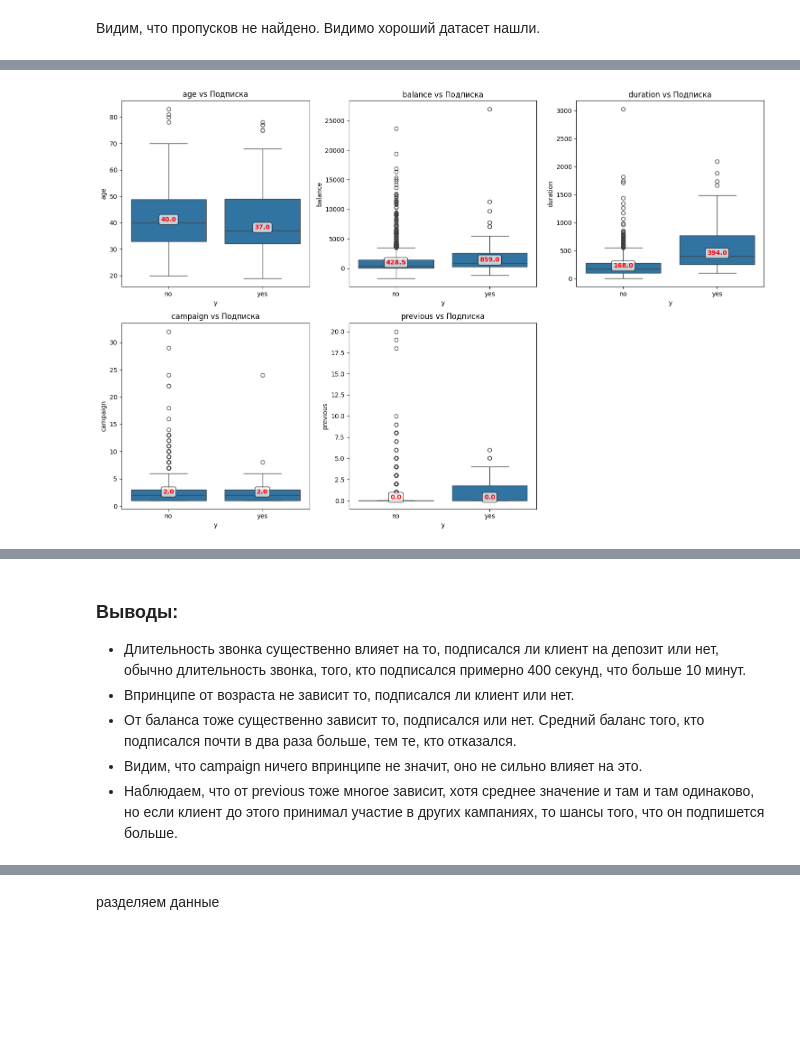
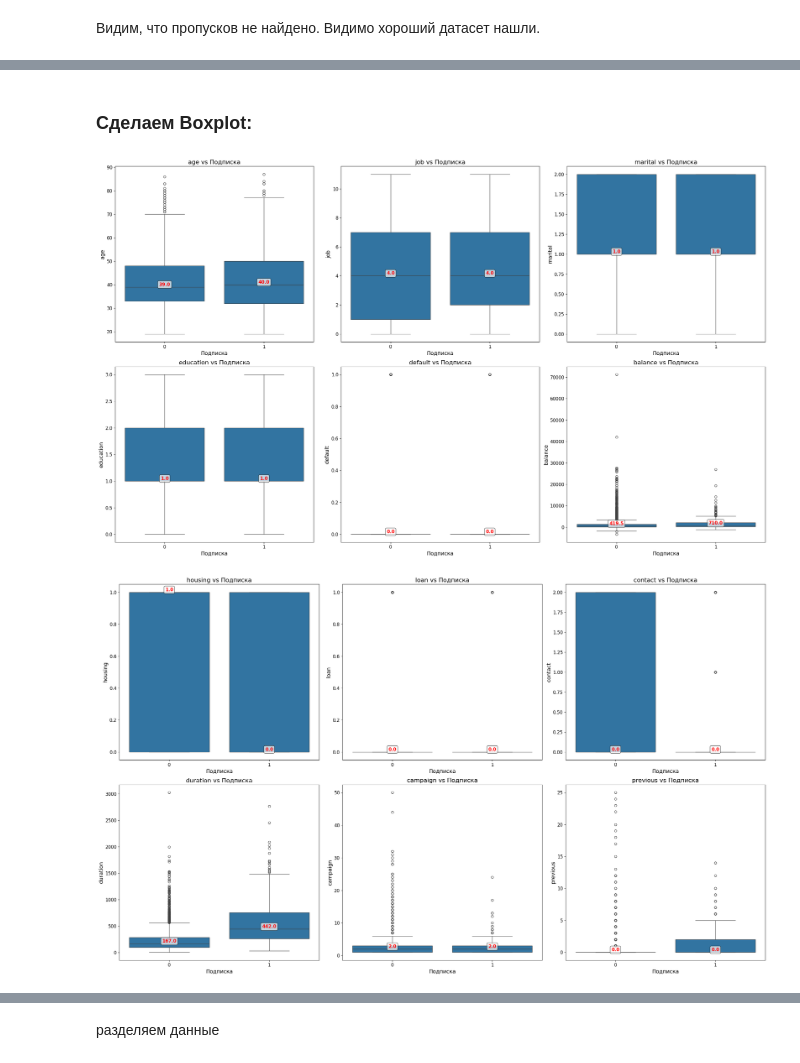
Before and after one commit to Konstantinst128027/spbu-python-course, a Jupyter notebook: project/Task8/homework.ipynb, the cells around one changed output, grey strips where cells are left out. Drawn from its saved outputs; the diff is of its cells as text; code cells hidden in the pictures; blank space fills up the shorter version.

```diff
--- a/project/Task8/homework.ipynb
+++ b/project/Task8/homework.ipynb
@@ -70,4 +84,4 @@ dtype: int64
 # %%
-df = df[['age', 'balance', 'duration', 'campaign', 'previous', 'y']].head(1000)
+df = df[['age', 'job', 'marital', 'education', 'default', 'balance', 'housing', 'loan', 'contact', 'duration', 'campaign', 'previous', 'poutcome', 'y']]
 print(f"Размер: {df.shape}")
 # %% [output]
@@ -75 +92,11 @@ print(f"Размер: {df.shape}")
+# %%
+from sklearn.preprocessing import LabelEncoder
+
+le = LabelEncoder()
+
+categorical_columns = ['job', 'marital', 'education', 'default', 'housing',
+                      'loan', 'contact', 'poutcome', 'y']
+
+for col in categorical_columns:
+    df[col] = le.fit_transform(df[col])
 # %% [markdown]
@@ -109,19 +163,66 @@ plt.show()
+# %% [markdown]
+### Сделаем Boxplot:
 # %%
 import seaborn as sns
-plt.figure(figsize=(15, 10))
 
-for i, (feature, title) in enumerate(zip(columns_list[:-1], columns_list[:-1]), 1):
+
+plt.figure(figsize=(25, 15), dpi=100)
+for i, (feature, title) in enumerate(zip(columns_list[:6], columns_list[:6]), 1):
     plt.subplot(2, 3, i)
     ax = sns.boxplot(data=df, x='y', y=feature)
-    plt.title(f'{title} vs Подписка')
+    plt.title(f'{title} vs Подписка', fontsize=16)
+    plt.xlabel('Подписка', fontsize=14)
+    plt.ylabel(feature, fontsize=14)
+    plt.xticks(fontsize=12)
+    plt.yticks(fontsize=12)
 
     medians = df.groupby('y')[feature].median()
     for j, median in enumerate(medians):
-        ax.text(j, median, f'{median}',
+        ax.text(j, median, f'{median:.1f}',
                 ha='center', va='bottom', fontweight='bold',
-                color='red', fontsize=10, bbox=dict(boxstyle="round,pad=0.3", facecolor="white", alpha=0.7))
+                color='red', fontsize=12,
+                bbox=dict(boxstyle="round,pad=0.3", facecolor="white", alpha=0.7))
 
 plt.tight_layout()
 plt.show()
+
+plt.figure(figsize=(25, 15), dpi=100)
+for i, (feature, title) in enumerate(zip(columns_list[6:12], columns_list[6:12]), 1):
+    plt.subplot(2, 3, i)
+    ax = sns.boxplot(data=df, x='y', y=feature)
+    plt.title(f'{title} vs Подписка', fontsize=16)
+    plt.xlabel('Подписка', fontsize=14)
+    plt.ylabel(feature, fontsize=14)
+    plt.xticks(fontsize=12)
+    plt.yticks(fontsize=12)
+
+    medians = df.groupby('y')[feature].median()
+    for j, median in enumerate(medians):
+        ax.text(j, median, f'{median:.1f}',
+                ha='center', va='bottom', fontweight='bold',
+                color='red', fontsize=12,
+                bbox=dict(boxstyle="round,pad=0.3", facecolor="white", alpha=0.7))
+
+plt.tight_layout()
+plt.show()
+
+plt.figure(figsize=(10, 8), dpi=100)
+ax = sns.boxplot(data=df, x='y', y=columns_list[12])
+plt.title(f'{columns_list[12]} vs Подписка', fontsize=16)
+plt.xlabel('Подписка', fontsize=14)
+plt.ylabel(columns_list[12], fontsize=14)
+plt.xticks(fontsize=12)
+plt.yticks(fontsize=12)
+
+medians = df.groupby('y')[columns_list[12]].median()
+for j, median in enumerate(medians):
+    ax.text(j, median, f'{median:.1f}',
+            ha='center', va='bottom', fontweight='bold',
+            color='red', fontsize=12,
+            bbox=dict(boxstyle="round,pad=0.3", facecolor="white", alpha=0.7))
+
+plt.tight_layout()
+plt.show()
 # %% [output]
-[figure, old version]
+[figure, new version]
+[figure, added]
@@ -128,7 +229,0 @@ plt.show()
-# %% [markdown]
-### Выводы:
-- Длительность звонка существенно влияет на то, подписался ли клиент на депозит или нет, обычно длительность звонка, того, кто подписался примерно 400 секунд, что больше 10 минут.
-- Впринципе от возраста не зависит то, подписался ли клиент или нет.
-- От баланса тоже существенно зависит то, подписался или нет. Средний баланс того, кто подписался почти в два раза больше, тем те, кто отказался.
-- Видим, что campaign ничего впринципе не значит, оно не сильно влияет на это.
-- Наблюдаем, что от previous тоже многое зависит, хотя среднее значение и там и там одинаково, но если клиент до этого принимал участие в других кампаниях, то шансы того, что он подпишется больше.
```
Also changed, not shown: parts of 20 cells of this notebook.
